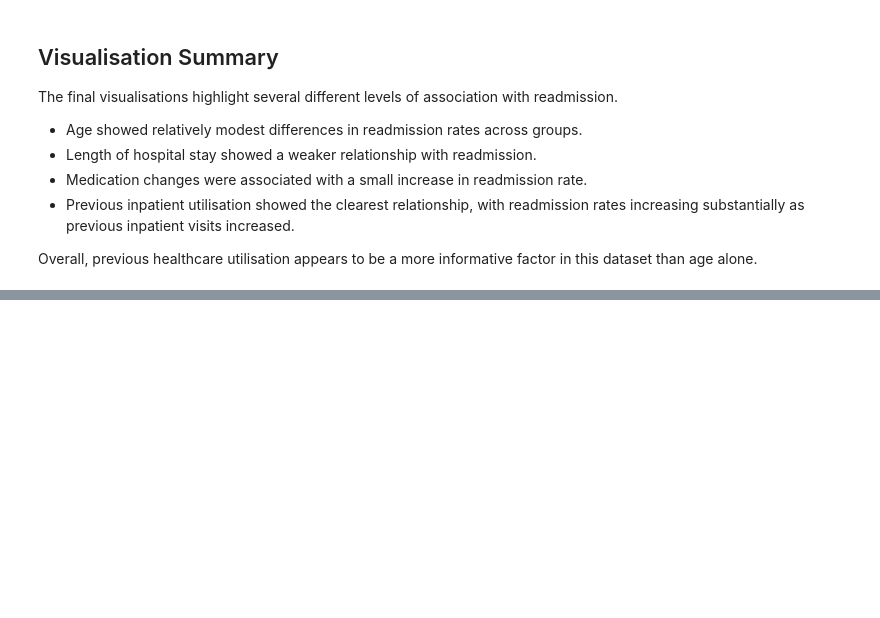
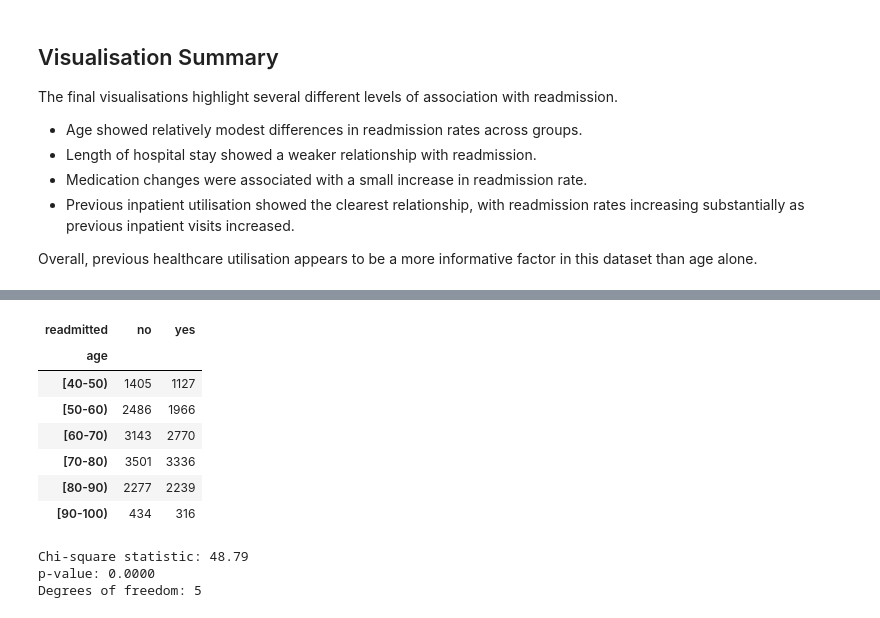
Before and after one commit to shaunagbaje/projects, a Jupyter notebook: hospital_readmission_analysis.ipynb, the cells around one changed output, grey strips where cells are left out. Cells and saved outputs as stored; diff of their text form; code cells hidden in the pictures; blank space fills up the shorter version.

```diff
--- a/hospital_readmission_analysis.ipynb
+++ b/hospital_readmission_analysis.ipynb
@@ -799,0 +904,28 @@ Overall, previous healthcare utilisation appears to be a more informative factor
+# %%
+age_contingency = pd.crosstab(
+    df_clean["age"],
+    df_clean["readmitted"]
+)
+
+age_contingency
+# %% [output]
+| readmitted | no | yes |
+| age |  |  |
+| [40-50) | 1405 | 1127 |
+| [50-60) | 2486 | 1966 |
+| [60-70) | 3143 | 2770 |
+| [70-80) | 3501 | 3336 |
+| [80-90) | 2277 | 2239 |
+| [90-100) | 434 | 316 |
+# %%
+chi2, p_value, dof, expected = chi2_contingency(
+    age_contingency
+)
+
+print(f"Chi-square statistic: {chi2:.2f}")
+print(f"p-value: {p_value:.4f}")
+print(f"Degrees of freedom: {dof}")
+# %% [output]
+Chi-square statistic: 48.79
+p-value: 0.0000
+Degrees of freedom: 5
```
Also changed, not shown: parts of 28 cells of this notebook.
